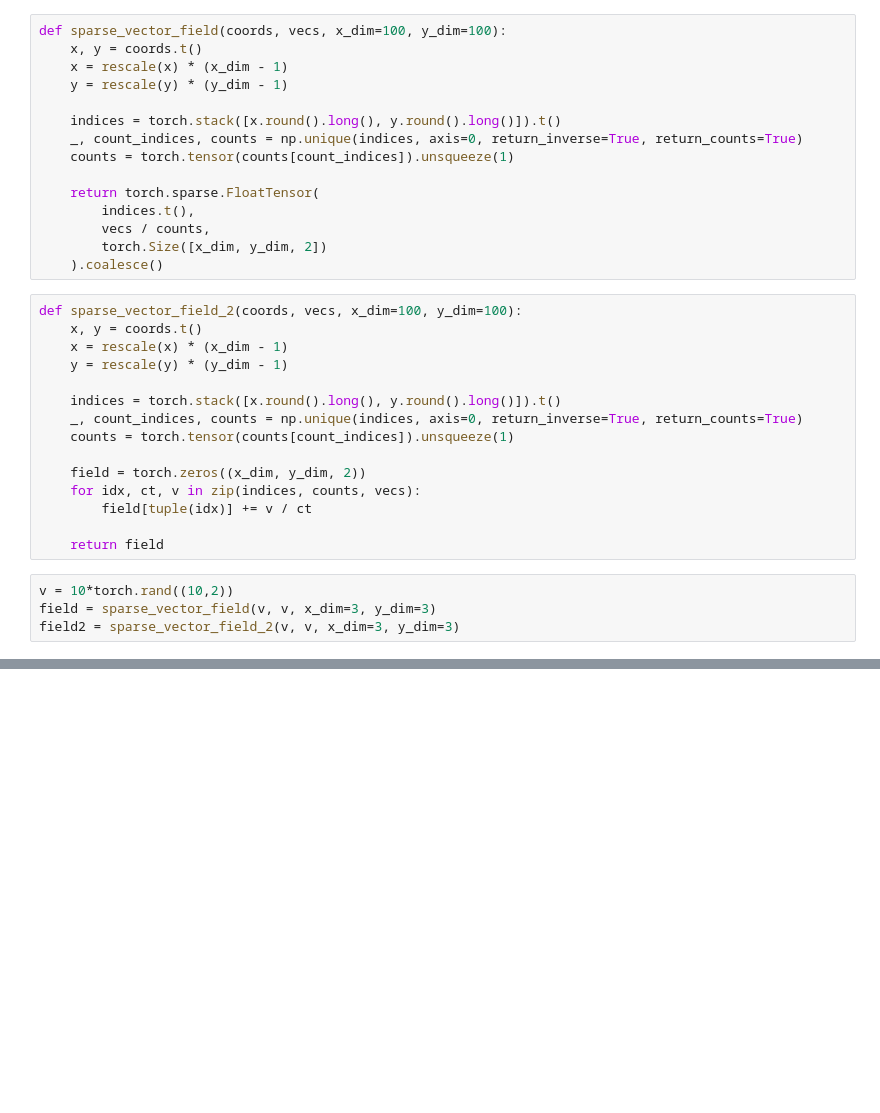
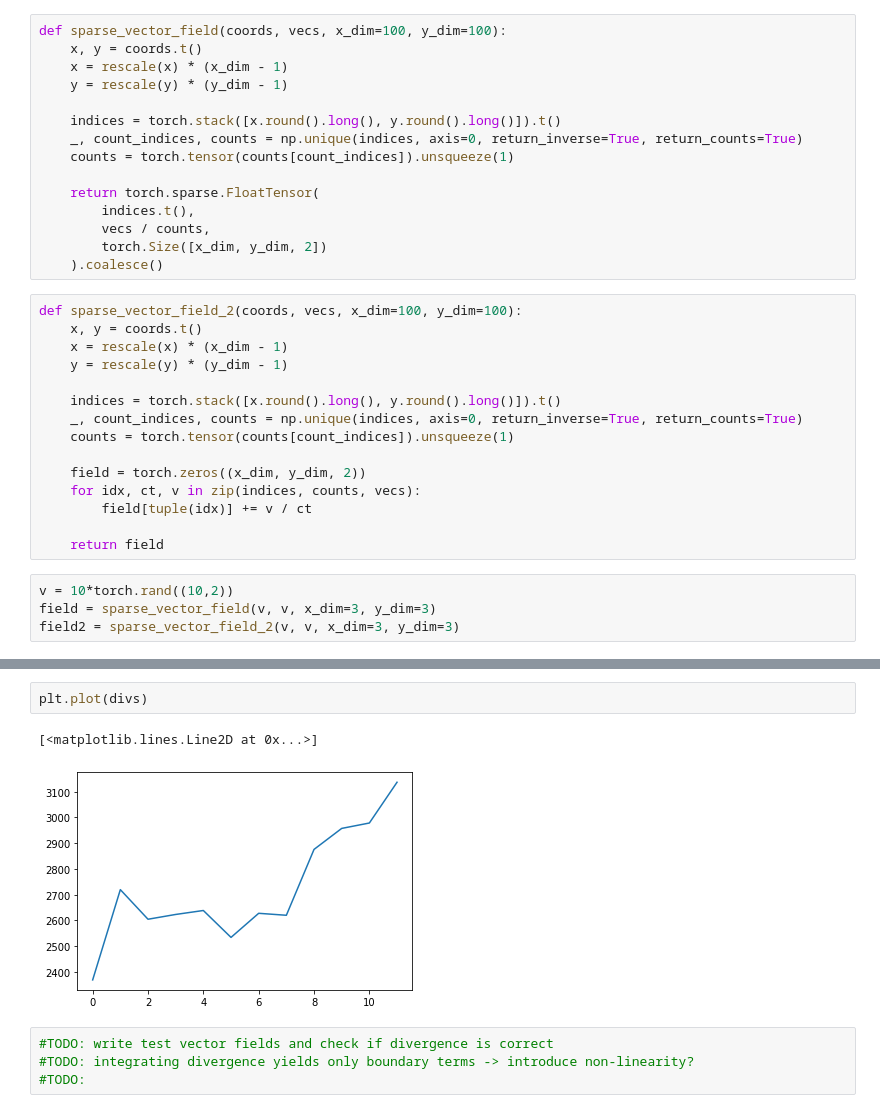
Before and after one commit to einbandi/ptsne-pytorch, a Jupyter notebook: divergence.ipynb, the cells around one changed output, grey strips where cells are left out. Cells and saved outputs as stored; diff of their text form; blank space fills up the shorter version.

```diff
--- a/divergence.ipynb
+++ b/divergence.ipynb
@@ -148,0 +219,9 @@ tensor([5., 5., 5.])
+# %%
+plt.plot(divs)
+# %% [output]
+[<matplotlib.lines.Line2D at 0x...>]
+[figure, added]
+# %%
+#TODO: write test vector fields and check if divergence is correct
+#TODO: integrating divergence yields only boundary terms -> introduce non-linearity?
+#TODO:
```
Also changed, not shown: parts of 26 cells of this notebook.
